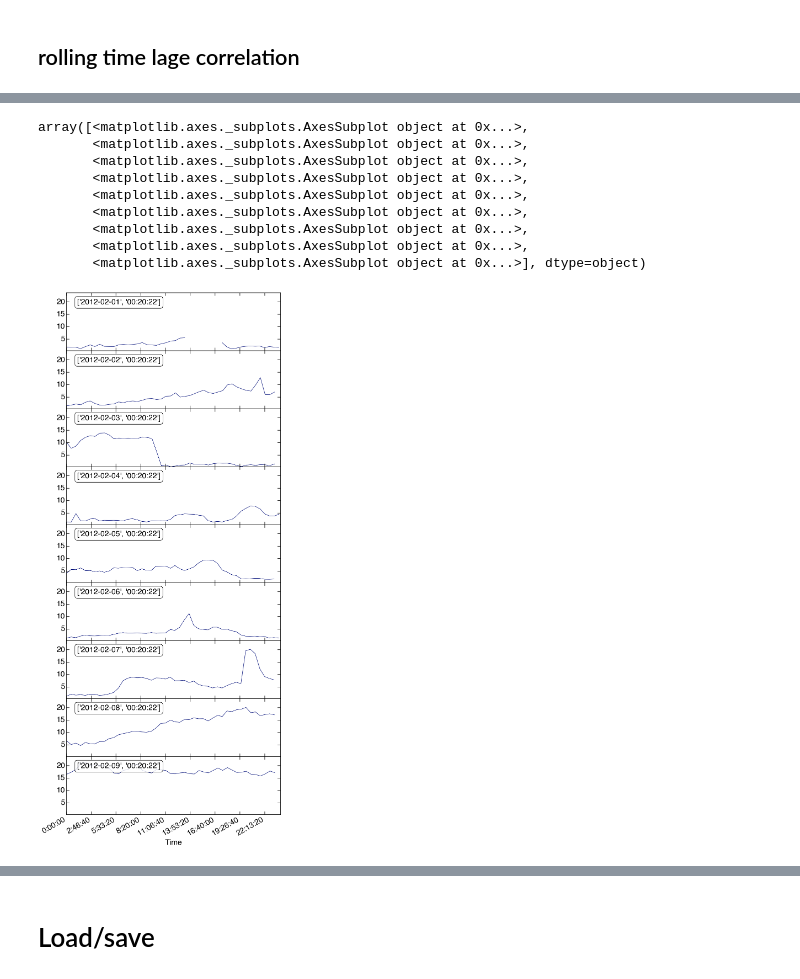
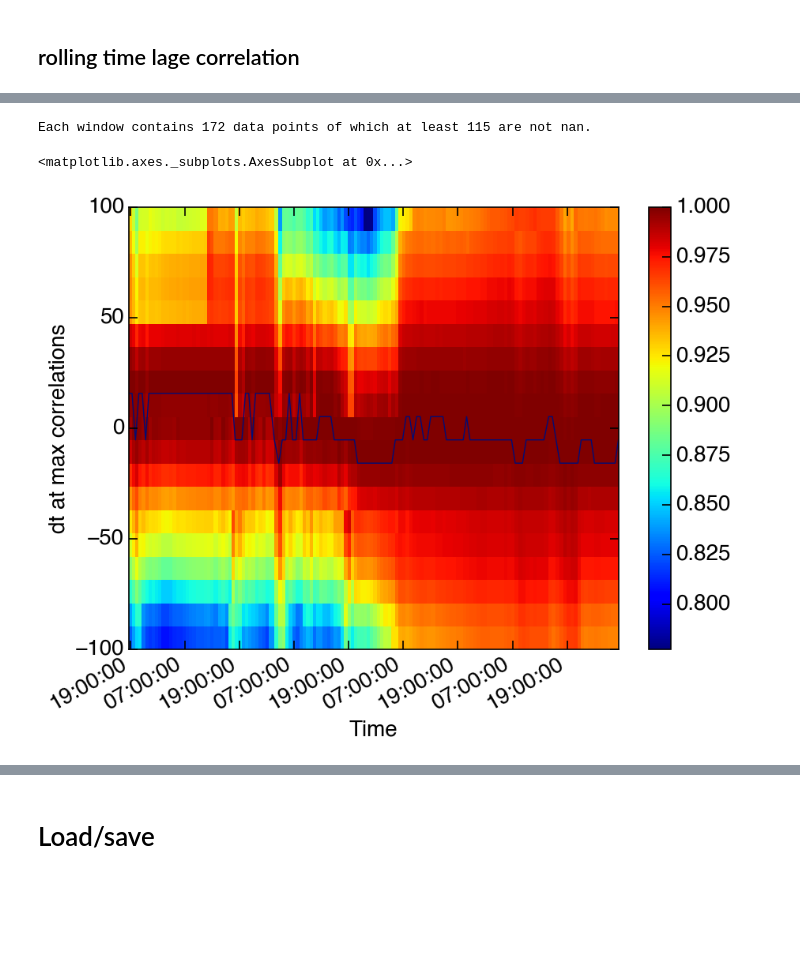
Before and after one commit to wblumberg/atm-py, a Jupyter notebook: examples/timeseries.ipynb, the cells around one changed output, grey strips where cells are left out. Saved outputs shown, nothing was run; the diff lists cells and outputs as text; code cells hidden in the pictures; blank space fills up the shorter version.

```diff
--- a/examples/timeseries.ipynb
+++ b/examples/timeseries.ipynb
@@ -23,8 +55,10 @@ dict_keys(['aipfitrh1ogrenC1', 'aosacsm', '1twr10xC1', 'tdmaapssize', 'tdmahyg',
 # %%
 fname = '/Users/htelg/data/ARM/SGP/'
-out = read_data.read_cdf(fname, data_product=['tdmaapssize', 'aosacsm'], time_window=('2012-02-01','2012-02-10'))
+out = read_data.read_cdf(fname, data_product=['tdmaapssize', 'aosacsm'],
+                         time_window=('2012-02-01','2012-02-10'),
+                         data_quality='patchy')
 tdma = out['tdmaapssize']
 acsm = out['aosacsm']
 # %%
 tv = tdma.size_distribution.particle_volume_concentration
-av = acsm.mass_concentrations._del_all_columns_but(['total'])
+av = acsm.mass_concentrations._del_all_columns_but('total')
@@ -42,13 +65,11 @@ corr.plot_pearsonANDoriginal_data()
-# %%
-av.plot_wrapped(frequency='D')
-# %% [output]
-array([<matplotlib.axes._subplots.AxesSubplot object at 0x...>,
-       <matplotlib.axes._subplots.AxesSubplot object at 0x...>,
-       <matplotlib.axes._subplots.AxesSubplot object at 0x...>,
-       <matplotlib.axes._subplots.AxesSubplot object at 0x...>,
-       <matplotlib.axes._subplots.AxesSubplot object at 0x...>,
-       <matplotlib.axes._subplots.AxesSubplot object at 0x...>,
-       <matplotlib.axes._subplots.AxesSubplot object at 0x...>,
-       <matplotlib.axes._subplots.AxesSubplot object at 0x...>,
-       <matplotlib.axes._subplots.AxesSubplot object at 0x...>], dtype=object)
-[figure, removed]
+# %%
+roll = tv.rolling(av,(5,'D'))
+tlc_max, tlc_tlc = roll.timelaps_correlation(no_of_steps=20)
+# %% [output]
+Each window contains 172 data points of which at least 115 are not nan.
+# %%
+f,a,_,_ = tlc_tlc.plot()
+tlc_max.plot(ax = a)
+# %% [output]
+<matplotlib.axes._subplots.AxesSubplot at 0x...>
+[figure, added]
```
Also changed, not shown: parts of 24 cells of this notebook, 11 other files.
